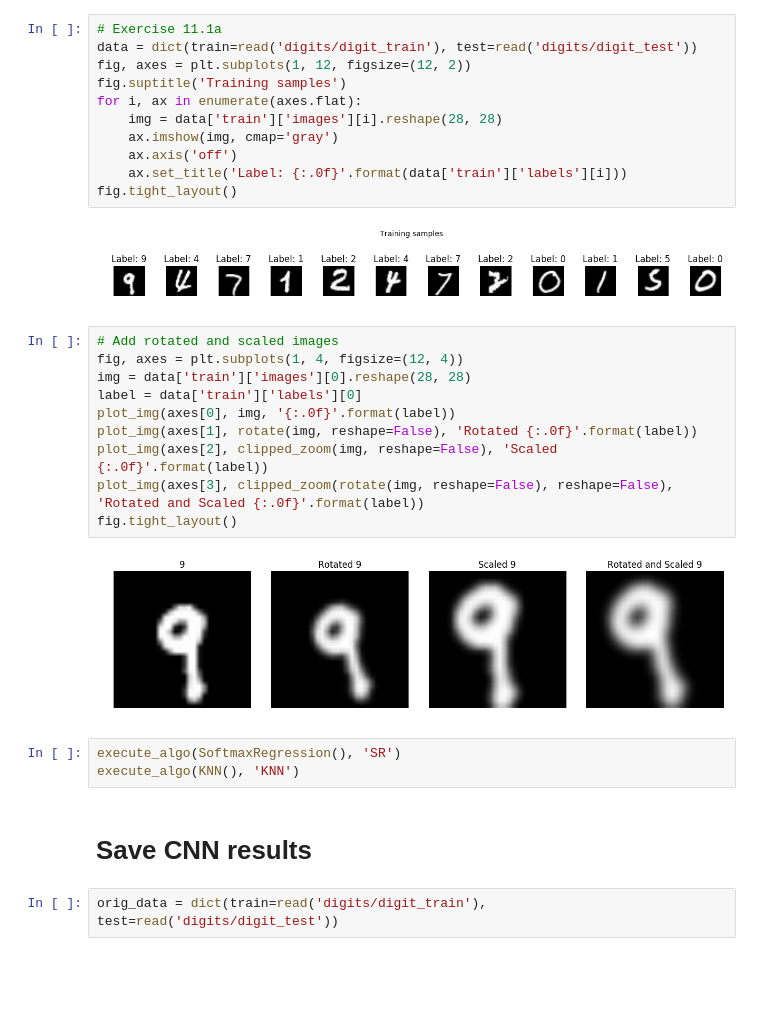
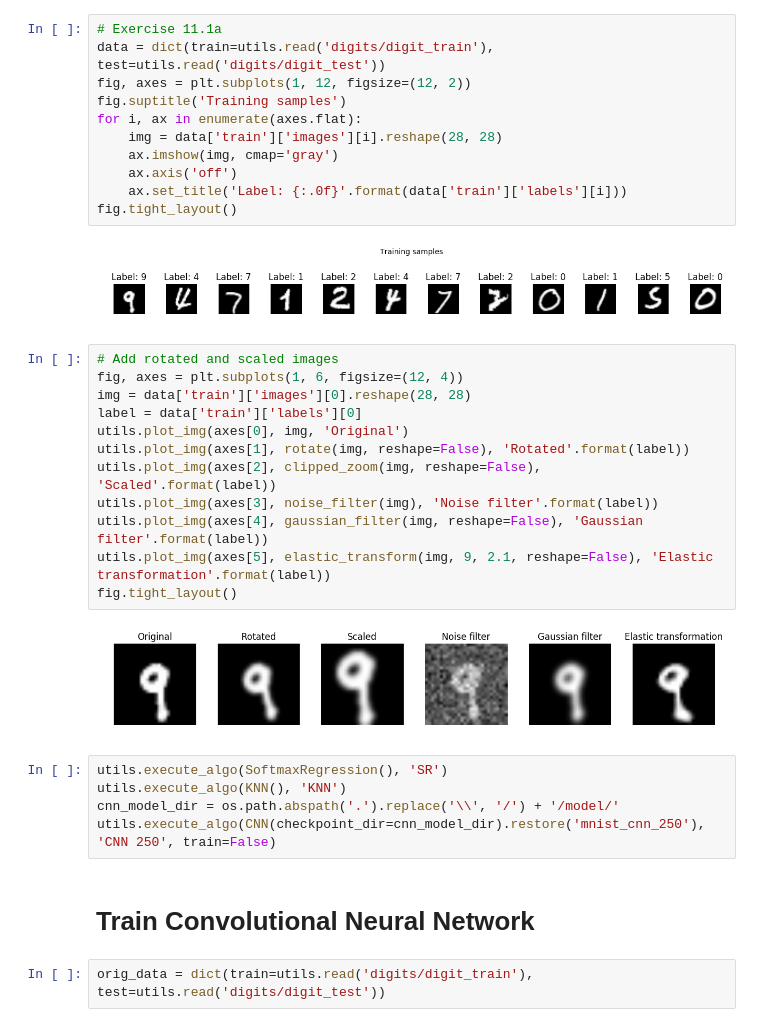
Before and after one commit to Chaoste/course-machine-intelligence-1, a Jupyter notebook: Ex11/MI - H11.ipynb, the cells around one changed output. Drawn from its saved outputs; the diff is of its cells as text; blank space fills up the shorter version.

Commit message:
Working image morphing, trained CNN-250 with a subset of the morphed images

```diff
--- a/Ex11/MI - H11.ipynb
+++ b/Ex11/MI - H11.ipynb
@@ -138,6 +9,6 @@ def execute_algo(algo, title, train=True, **kwargs):
 # %%
 # Exercise 11.1a
-data = dict(train=read('digits/digit_train'), test=read('digits/digit_test'))
+data = dict(train=utils.read('digits/digit_train'), test=utils.read('digits/digit_test'))
 fig, axes = plt.subplots(1, 12, figsize=(12, 2))
 fig.suptitle('Training samples')
 for i, ax in enumerate(axes.flat):
@@ -150,21 +21,25 @@ fig.tight_layout()
 [figure]
 # %%
 # Add rotated and scaled images
-fig, axes = plt.subplots(1, 4, figsize=(12, 4))
+fig, axes = plt.subplots(1, 6, figsize=(12, 4))
 img = data['train']['images'][0].reshape(28, 28)
 label = data['train']['labels'][0]
-plot_img(axes[0], img, '{:.0f}'.format(label))
-plot_img(axes[1], rotate(img, reshape=False), 'Rotated {:.0f}'.format(label))
-plot_img(axes[2], clipped_zoom(img, reshape=False), 'Scaled {:.0f}'.format(label))
-plot_img(axes[3], clipped_zoom(rotate(img, reshape=False), reshape=False), 'Rotated and Scaled {:.0f}'.format(label))
+utils.plot_img(axes[0], img, 'Original')
+utils.plot_img(axes[1], rotate(img, reshape=False), 'Rotated'.format(label))
+utils.plot_img(axes[2], clipped_zoom(img, reshape=False), 'Scaled'.format(label))
+utils.plot_img(axes[3], noise_filter(img), 'Noise filter'.format(label))
+utils.plot_img(axes[4], gaussian_filter(img, reshape=False), 'Gaussian filter'.format(label))
+utils.plot_img(axes[5], elastic_transform(img, 9, 2.1, reshape=False), 'Elastic transformation'.format(label))
 fig.tight_layout()
 # %% [output]
-[figure, old version]
+[figure, new version]
-# %%
-execute_algo(SoftmaxRegression(), 'SR')
-execute_algo(KNN(), 'KNN')
-# %% [markdown]
-Save CNN results
-==========
+# %%
+utils.execute_algo(SoftmaxRegression(), 'SR')
+utils.execute_algo(KNN(), 'KNN')
+cnn_model_dir = os.path.abspath('.').replace('\\', '/') + '/model/'
+utils.execute_algo(CNN(checkpoint_dir=cnn_model_dir).restore('mnist_cnn_250'), 'CNN 250', train=False)
+# %% [markdown]
+Train Convolutional Neural Network
+==========
 # %%
-orig_data = dict(train=read('digits/digit_train'), test=read('digits/digit_test'))
+orig_data = dict(train=utils.read('digits/digit_train'), test=utils.read('digits/digit_test'))
```
Also changed, not shown: parts of 6 cells of this notebook, 13 other files.
